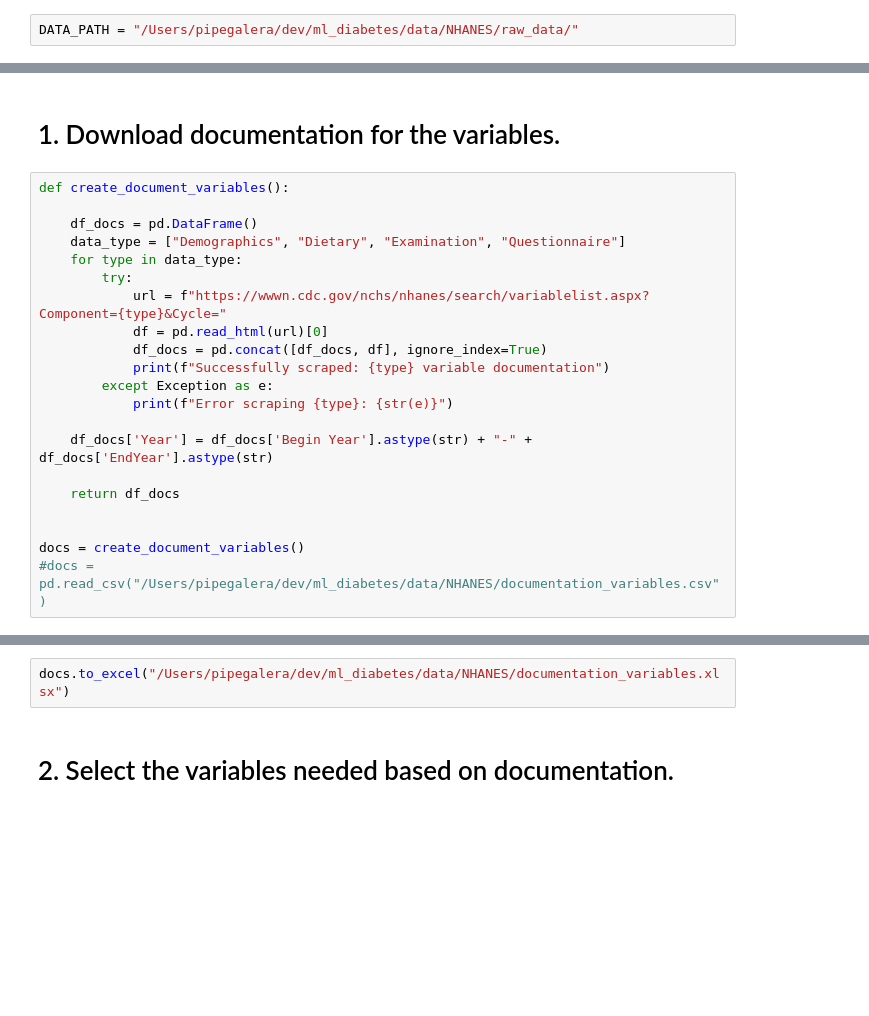
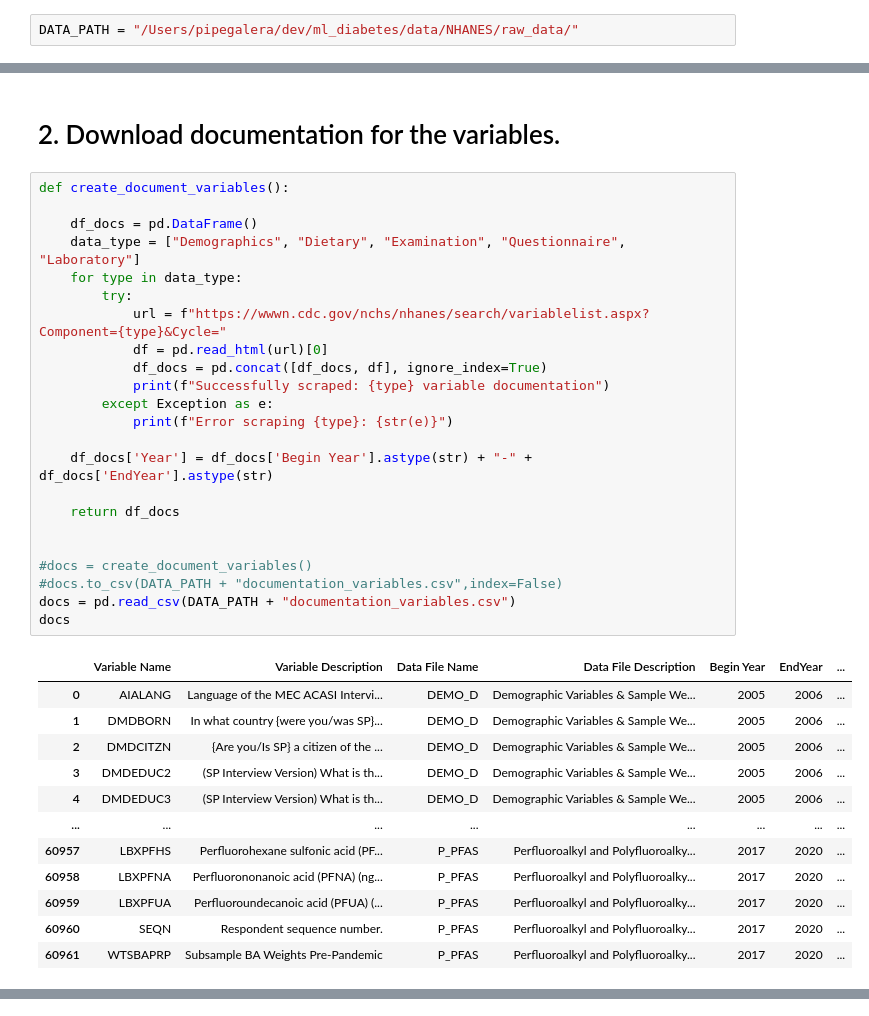
Before and after one commit to pipegalera/ml_diabetes, a Jupyter notebook: notebooks/create_data_master.ipynb, the cells around one changed output, grey strips where cells are left out. Drawn from its saved outputs; the diff is of its cells as text; blank space fills up the shorter version.

```diff
--- a/notebooks/create_data_master.ipynb
+++ b/notebooks/create_data_master.ipynb
@@ -14,24 +118,38 @@ DATA_PATH = "/Users/pipegalera/dev/ml_diabetes/data/NHANES/raw_data/"
 # %% [markdown]
-# 1. Download documentation for the variables.
+# 2. Download documentation for the variables.
 # %%
 def create_document_variables():
 
     df_docs = pd.DataFrame()
-    data_type = ["Demographics", "Dietary", "Examination", "Questionnaire"]
+    data_type = ["Demographics", "Dietary", "Examination", "Questionnaire", "Laboratory"]
     for type in data_type:
         try:
             url = f"https://wwwn.cdc.gov/nchs/nhanes/search/variablelist.aspx?Component={type}&Cycle="
             df = pd.read_html(url)[0]
             df_docs = pd.concat([df_docs, df], ignore_index=True)
             print(f"Successfully scraped: {type} variable documentation")
         except Exception as e:
             print(f"Error scraping {type}: {str(e)}")
 
     df_docs['Year'] = df_docs['Begin Year'].astype(str) + "-" + df_docs['EndYear'].astype(str)
 
     return df_docs
 
 
-docs = create_document_variables()
-#docs = pd.read_csv("/Users/pipegalera/dev/ml_diabetes/data/NHANES/documentation_variables.csv")
+#docs = create_document_variables()
+#docs.to_csv(DATA_PATH + "documentation_variables.csv",index=False)
+docs = pd.read_csv(DATA_PATH + "documentation_variables.csv")
+docs
 # %% [output]
+|  | Variable Name | Variable Description | Data File Name | Data File Description | Begin Year | EndYear | ... |
+| 0 | AIALANG | Language of the MEC ACASI Intervi... | DEMO_D | Demographic Variables & Sample We... | 2005 | 2006 | ... |
+| 1 | DMDBORN | In what country {were you/was SP}... | DEMO_D | Demographic Variables & Sample We... | 2005 | 2006 | ... |
+| 2 | DMDCITZN | {Are you/Is SP} a citizen of the ... | DEMO_D | Demographic Variables & Sample We... | 2005 | 2006 | ... |
+| 3 | DMDEDUC2 | (SP Interview Version) What is th... | DEMO_D | Demographic Variables & Sample We... | 2005 | 2006 | ... |
+| 4 | DMDEDUC3 | (SP Interview Version) What is th... | DEMO_D | Demographic Variables & Sample We... | 2005 | 2006 | ... |
+| ... | ... | ... | ... | ... | ... | ... | ... |
+| 60957 | LBXPFHS | Perfluorohexane sulfonic acid (PF... | P_PFAS | Perfluoroalkyl and Polyfluoroalky... | 2017 | 2020 | ... |
+| 60958 | LBXPFNA | Perfluorononanoic acid (PFNA) (ng... | P_PFAS | Perfluoroalkyl and Polyfluoroalky... | 2017 | 2020 | ... |
+| 60959 | LBXPFUA | Perfluoroundecanoic acid (PFUA) (... | P_PFAS | Perfluoroalkyl and Polyfluoroalky... | 2017 | 2020 | ... |
+| 60960 | SEQN | Respondent sequence number. | P_PFAS | Perfluoroalkyl and Polyfluoroalky... | 2017 | 2020 | ... |
+| 60961 | WTSBAPRP | Subsample BA Weights Pre-Pandemic | P_PFAS | Perfluoroalkyl and Polyfluoroalky... | 2017 | 2020 | ... |
@@ -42,4 +156,0 @@ Successfully scraped: Questionnaire variable documentation
-# %%
-docs.to_excel("/Users/pipegalera/dev/ml_diabetes/data/NHANES/documentation_variables.xlsx")
-# %% [markdown]
-# 2. Select the variables needed based on documentation.
```
Also changed, not shown: parts of 29 cells of this notebook, 1 other file.
